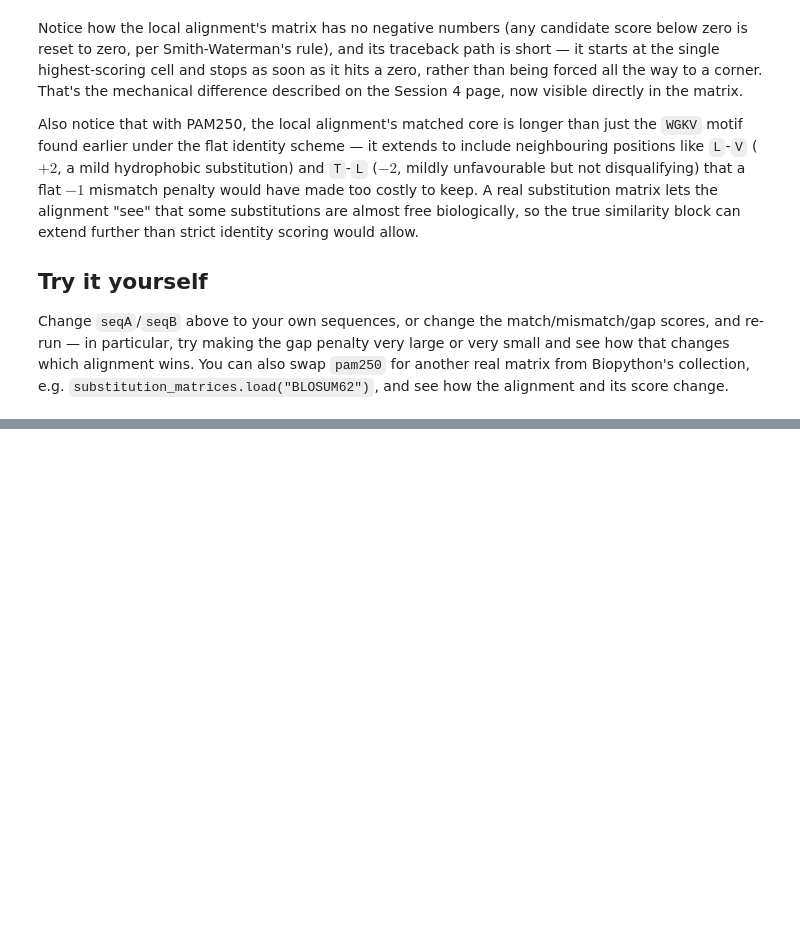
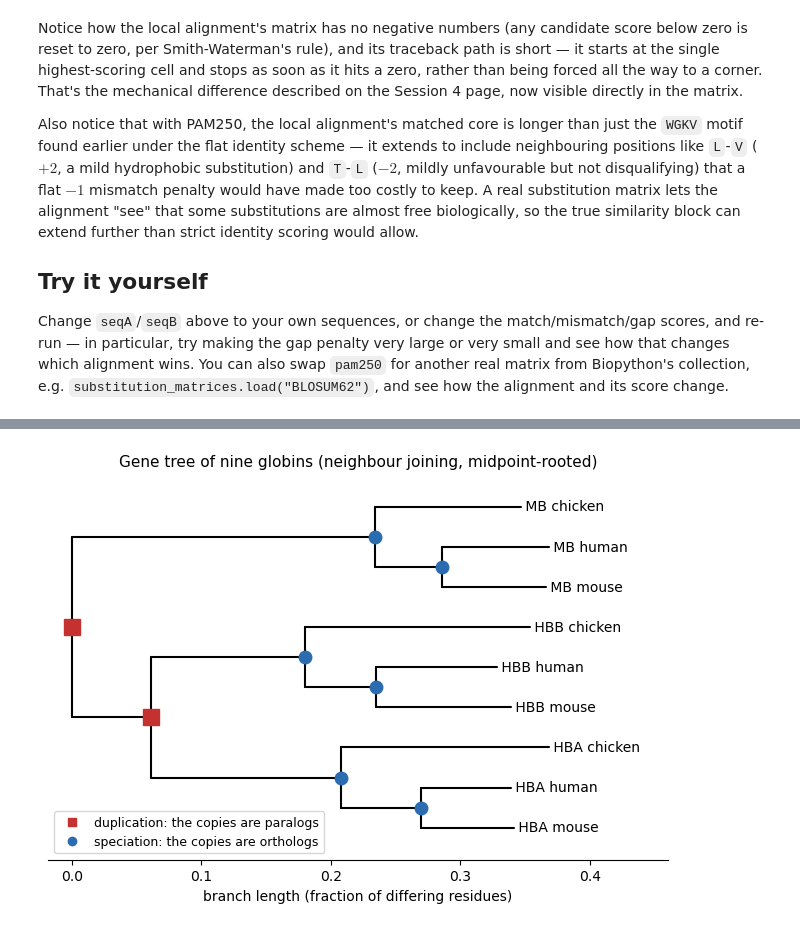
Before and after one commit to ElofssonLab/kb8029-book, a Jupyter notebook: notebooks/session04-alignment-in-code.ipynb, the cells around one changed output, grey strips where cells are left out. Saved outputs shown, nothing was run; the diff lists cells and outputs as text; code cells hidden in the pictures; blank space fills up the shorter version.

```diff
--- a/notebooks/session04-alignment-in-code.ipynb
+++ b/notebooks/session04-alignment-in-code.ipynb
@@ -504,0 +517,84 @@ Change `seqA`/`seqB` above to your own sequences, or change the match/mismatch/g
+# %%
+import io
+from Bio import SeqIO, Phylo
+from Bio.Align import PairwiseAligner, substitution_matrices
+from Bio.Phylo.TreeConstruction import DistanceMatrix, DistanceTreeConstructor
+from Bio.Phylo.BaseTree import Clade
+import os
+FIGS = "../figs" if os.path.isdir("../figs") else "."
+
+# alpha-globin, beta-globin and myoglobin from human, mouse and chicken (UniProt
+# P69905, P68871, P02144, P01942, P02088, P04247, P01994, P02112, P02197)
+GLOBINS = """
+>HBA_human
+MVLSPADKTNVKAAWGKVGAHAGEYGAEALERMFLSFPTTKTYFPHFDLSHGSAQVKGHGKKVADALTNAVAHVDDMPNALSALSDLHAHKLRVDPVNFKLLSHCLLVTLAAHLPAEFTPAVHASLDKFLASVSTVLTSKYR
+>HBB_human
+MVHLTPEEKSAVTALWGKVNVDEVGGEALGRLLVVYPWTQRFFESFGDLSTPDAVMGNPKVKAHGKKVLGAFSDGLAHLDNLKGTFATLSELHCDKLHVDPENFRLLGNVLVCVLAHHFGKEFTPPVQAAYQKVVAGVANALAHKYH
+>MB_human
+MGLSDGEWQLVLNVWGKVEADIPGHGQEVLIRLFKGHPETLEKFDKFKHLKSEDEMKASEDLKKHGATVLTALGGILKKKGHHEAEIKPLAQSHATKHKIPVKYLEFISECIIQVLQSKHPGDFGADAQGAMNKALELFRKDMASNYKELGFQG
+>HBA_mouse
+MVLSGEDKSNIKAAWGKIGGHGAEYGAEALERMFASFPTTKTYFPHFDVSHGSAQVKGHGKKVADALASAAGHLDDLPGALSALSDLHAHKLRVDPVNFKLLSHCLLVTLASHHPADFTPAVHASLDKFLASVSTVLTSKYR
+>HBB_mouse
+MVHLTDAEKAAVSCLWGKVNSDEVGGEALGRLLVVYPWTQRYFDSFGDLSSASAIMGNAKVKAHGKKVITAFNDGLNHLDSLKGTFASLSELHCDKLHVDPENFRLLGNMIVIVLGHHLGKDFTPAAQAAFQKVVAGVATALAHKYH
+>MB_mouse
+MGLSDGEWQLVLNVWGKVEADLAGHGQEVLIGLFKTHPETLDKFDKFKNLKSEEDMKGSEDLKKHGCTVLTALGTILKKKGQHAAEIQPLAQSHATKHKIPVKYLEFISEIIIEVLKKRHSGDFGADAQGAMSKALELFRNDIAAKYKELGFQG
+>HBA_chicken
+MVLSAADKNNVKGIFTKIAGHAEEYGAETLERMFTTYPPTKTYFPHFDLSHGSAQIKGHGKKVVAALIEAANHIDDIAGTLSKLSDLHAHKLRVDPVNFKLLGQCFLVVVAIHHPAALTPEVHASLDKFLCAVGTVLTAKYR
+>HBB_chicken
+MVHWTAEEKQLITGLWGKVNVAECGAEALARLLIVYPWTQRFFASFGNLSSPTAILGNPMVRAHGKKVLTSFGDAVKNLDNIKNTFSQLSELHCDKLHVDPENFRLLGDILIIVLAAHFSKDFTPECQAAWQKLVRVVAHALARKYH
+>MB_chicken
+MGLSDQEWQQVLTIWGKVEADIAGHGHEVLMRLFHDHPETLDRFDKFKGLKTPDQMKGSEDLKKHGATVLTQLGKILKQKGNHESELKPLAQTHATKHKIPVKYLEFISEVIIKVIAEKHAADFGADSQAAMKKALELFRNDMASKYKEFGFQG
+"""
+records = list(SeqIO.parse(io.StringIO(GLOBINS.strip()), "fasta"))
+names = [r.id.replace("_", " ") for r in records]
+aligner = PairwiseAligner(mode="global", substitution_matrix=substitution_matrices.load("BLOSUM62"),
+                          open_gap_score=-10, extend_gap_score=-0.5)
+
+def p_distance(a, b):
+    """Fraction of aligned (non-gap) positions that differ, from the best global alignment."""
+    aln = aligner.align(a, b)[0]
+    pairs = [(x, y) for x, y in zip(aln[0], aln[1]) if x != "-" and y != "-"]
+    return sum(x != y for x, y in pairs) / len(pairs)
+
+n = len(records)
+D = np.zeros((n, n))
+for i in range(n):
+    for j in range(i):
+        D[i, j] = D[j, i] = p_distance(str(records[i].seq), str(records[j].seq))
+print("distance (fraction of differing aligned residues), a few pairs:")
+for a, b in [("HBA human", "HBA mouse"), ("HBA human", "HBA chicken"), ("HBA human", "HBB human"), ("HBA human", "MB human")]:
+    print(f"  {a:12s} vs {b:12s} {D[names.index(a), names.index(b)]:.2f}")
+
+dm = DistanceMatrix(names, [list(D[i, :i + 1]) for i in range(n)])
+tree = DistanceTreeConstructor().nj(dm)
+tree.root_at_midpoint()             # root halfway along the longest path: here between myoglobin and haemoglobin
+tree.ladderize()
+
+def species(clade):
+    return {t.name.split()[1] for t in clade.get_terminals()}
+dup, spec = [], []
+for clade in tree.get_nonterminals():
+    kids = clade.clades
+    if len(kids) == 2:
+        (dup if species(kids[0]) & species(kids[1]) else spec).append(clade)
+print(f"\n{len(dup)} duplication nodes, {len(spec)} speciation nodes")
+
+fig, ax = plt.subplots(figsize=(8, 5))
+Phylo.draw(tree, axes=ax, do_show=False, label_func=lambda c: c.name if c.is_terminal() else "")
+xs = tree.depths(); ys = {}
+terms = tree.get_terminals()
+for k, t in enumerate(terms): ys[t] = k + 1
+def ypos(c):
+    if c in ys: return ys[c]
+    ys[c] = np.mean([ypos(k) for k in c.clades]); return ys[c]
+for c in dup: ax.plot(xs[c], ypos(c), "s", color="#c53030", ms=11, zorder=5)
+for c in spec: ax.plot(xs[c], ypos(c), "o", color="#2b6cb0", ms=9, zorder=5)
+ax.plot([], [], "s", color="#c53030", label="duplication: the copies are paralogs")
+ax.plot([], [], "o", color="#2b6cb0", label="speciation: the copies are orthologs")
+ax.legend(loc="lower left", fontsize=9, frameon=True)
+ax.set_xlabel("branch length (fraction of differing residues)"); ax.set_ylabel("")
+ax.set_title("Gene tree of nine globins (neighbour joining, midpoint-rooted)", fontsize=11)
+for s in ["top", "right", "left"]: ax.spines[s].set_visible(False)
+ax.set_yticks([])
+plt.savefig(f"{FIGS}/session04-globin-tree.png", dpi=150, bbox_inches="tight"); plt.show()
+# %% [output]
@@ -504,0 +608 @@ Change `seqA`/`seqB` above to your own sequences, or change the match/mismatch/g
+[figure, added]
```
Also changed, not shown: parts of 3 cells of this notebook, 8 other files.
